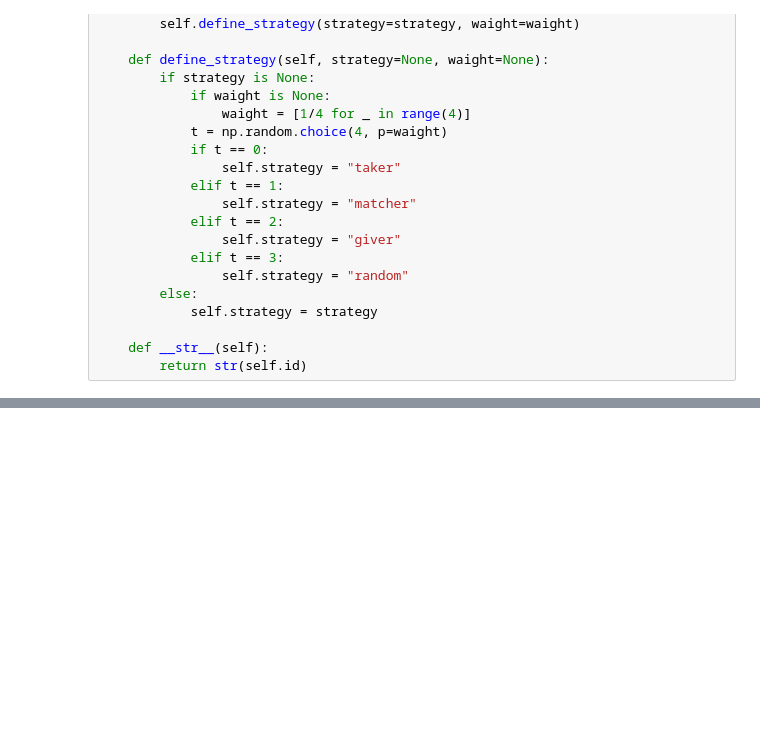
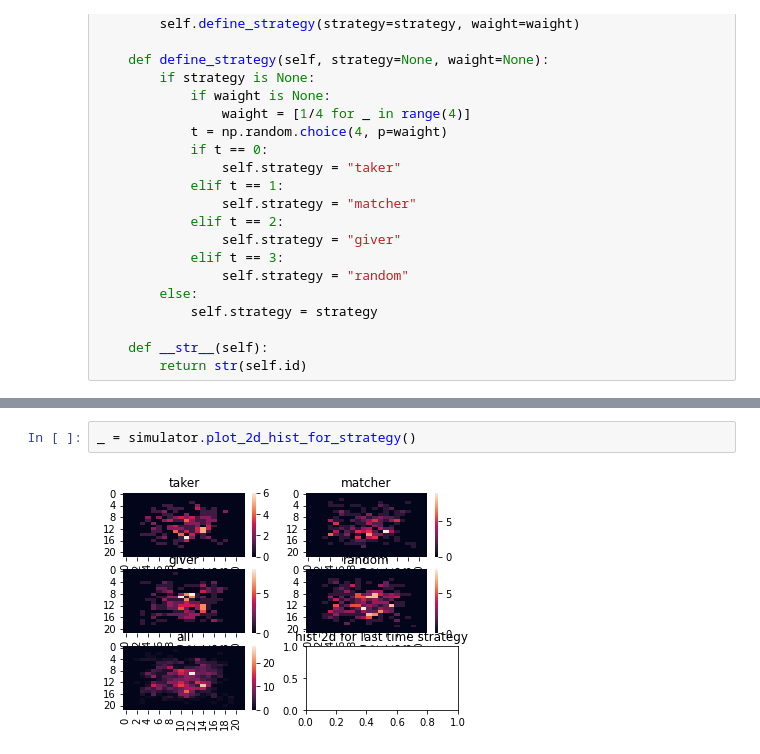
Before and after one commit to rokaboNatttsu/---------, a Jupyter notebook: first.ipynb, the cells around one changed output, grey strips where cells are left out. Saved outputs shown, nothing was run; the diff lists cells and outputs as text; blank space fills up the shorter version.

```diff
--- a/first.ipynb
+++ b/first.ipynb
@@ -436,0 +441,4 @@ simulator.plot_2d_hist_for_strategy()
+# %%
+_ = simulator.plot_2d_hist_for_strategy()
+# %% [output]
+[figure, added]
```
Also changed, not shown: parts of 7 cells of this notebook, 4 other files.
